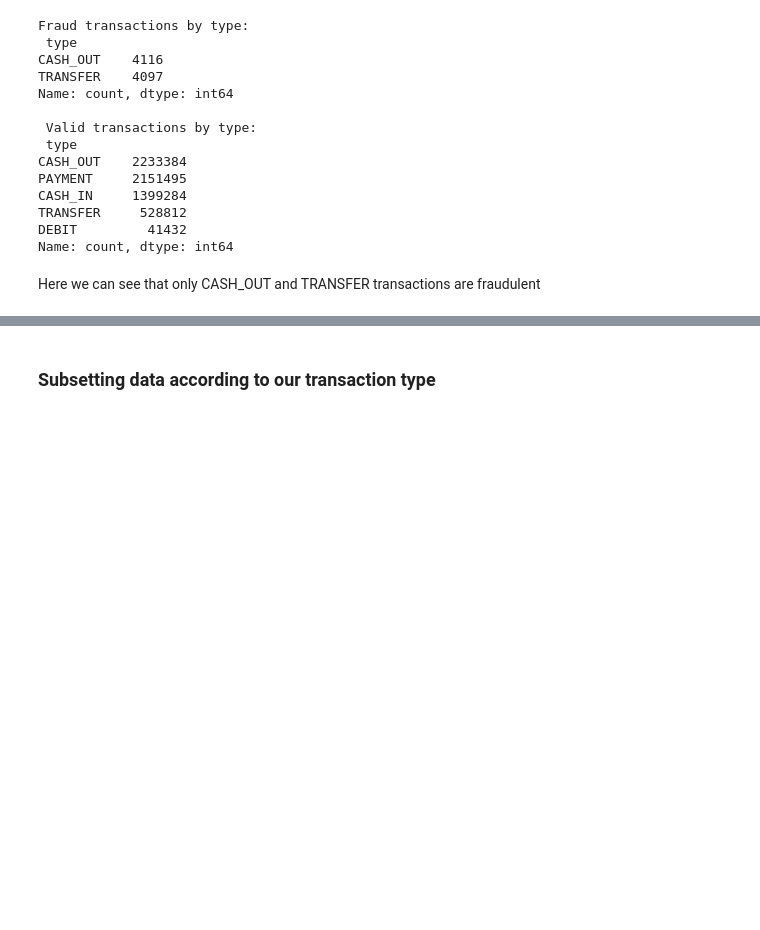
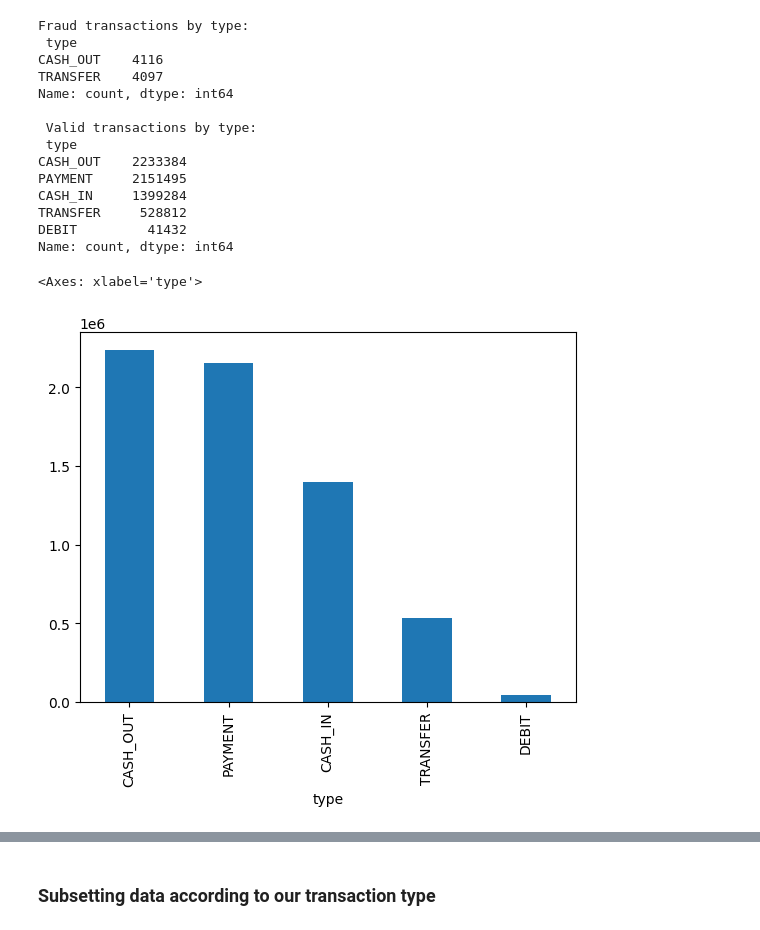
Before and after one commit to leopers/MSPredict, a Jupyter notebook: notebooks/EDA.ipynb, the cells around one changed output, grey strips where cells are left out. Cells and saved outputs as stored; diff of their text form; code cells hidden in the pictures; blank space fills up the shorter version.

```diff
--- a/notebooks/EDA.ipynb
+++ b/notebooks/EDA.ipynb
@@ -122,5 +127,8 @@ CASH_IN     1399284
 TRANSFER     528812
 DEBIT         41432
 Name: count, dtype: int64
-# %% [markdown]
-Here we can see that only CASH_OUT and TRANSFER transactions are fraudulent
+# %%
+new_dataset['type'].value_counts().plot(kind='bar')
+# %% [output]
+<Axes: xlabel='type'>
+[figure, added]
```
Also changed, not shown: parts of 3 cells of this notebook, 1 other file.
